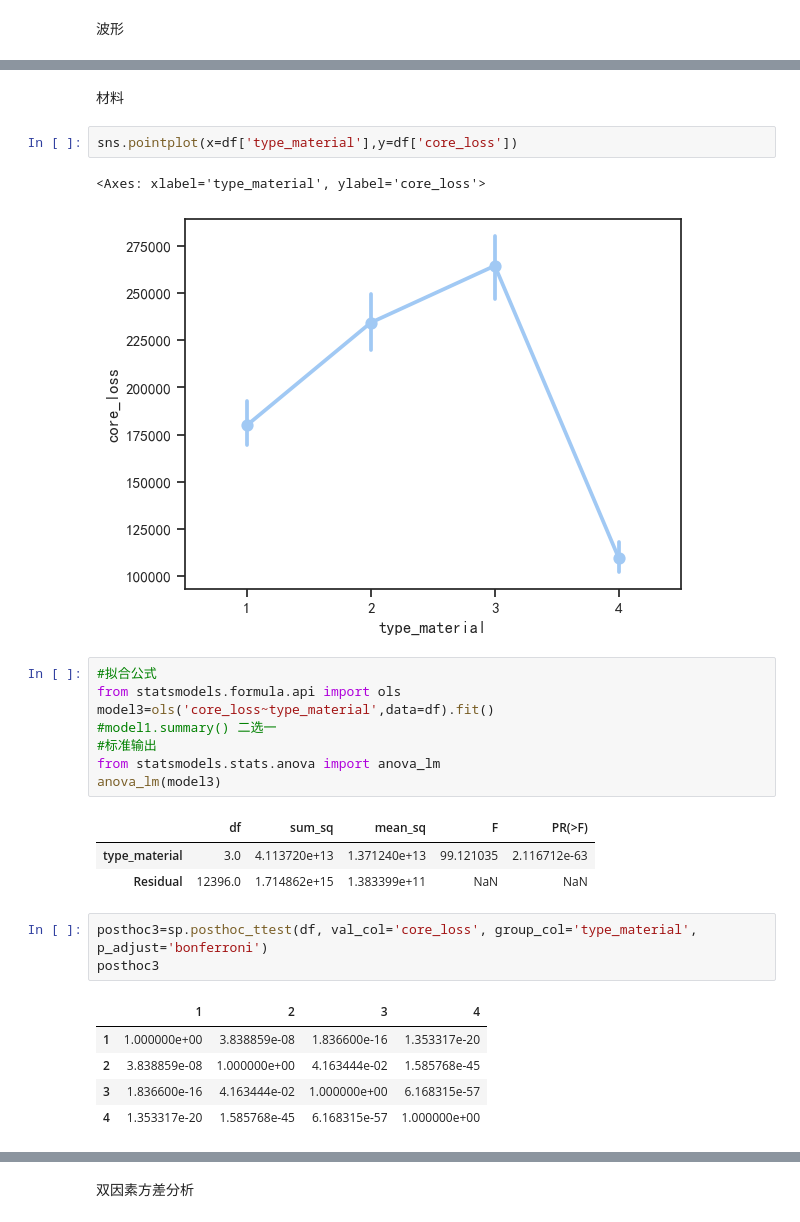
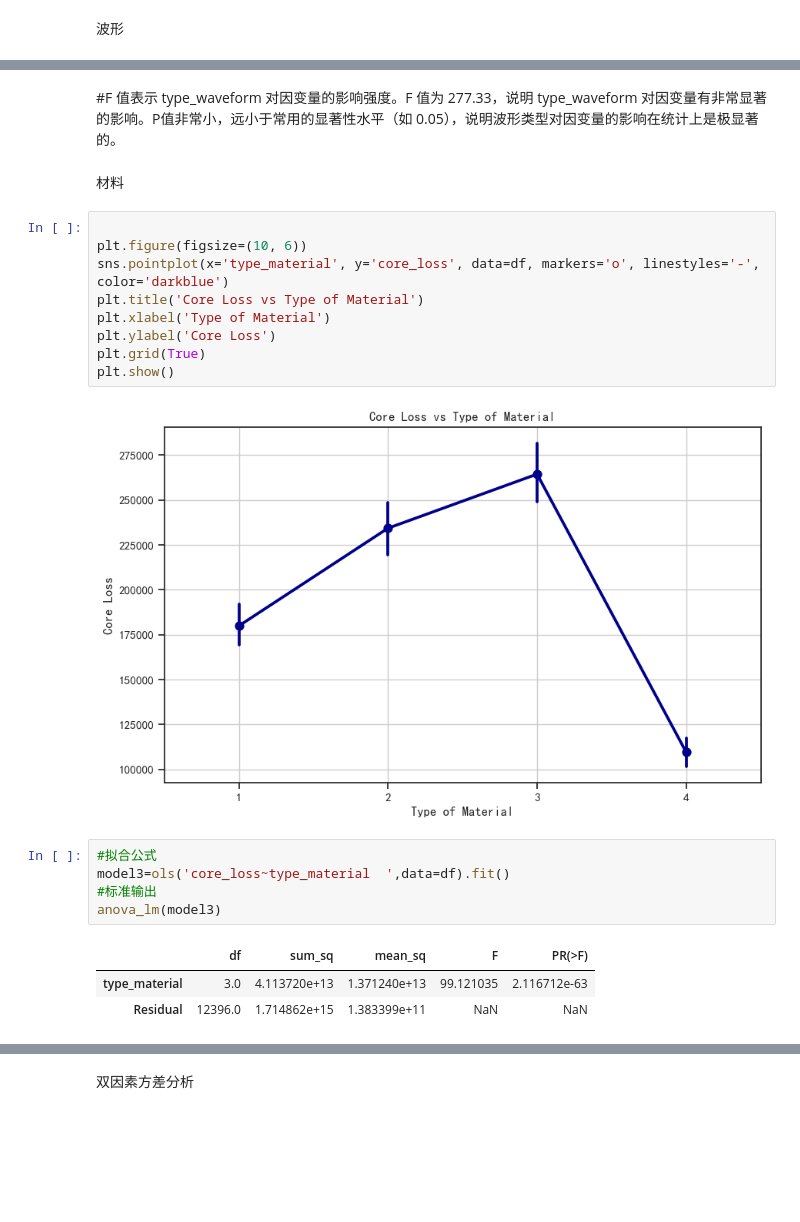
Before and after one commit to DURUII/Contest-CPMCM2024-C, a Jupyter notebook: Prob3.ipynb, the cells around one changed output, grey strips where cells are left out. Drawn from its saved outputs; the diff is of its cells as text; blank space fills up the shorter version.

```diff
--- a/Prob3.ipynb
+++ b/Prob3.ipynb
@@ -121,28 +110,24 @@ sp.sign_plot(posthoc2)
+# %% [markdown]
+#F 值表示 type_waveform 对因变量的影响强度。F 值为 277.33，说明 type_waveform 对因变量有非常显著的影响。P值非常小，远小于常用的显著性水平（如 0.05），说明波形类型对因变量的影响在统计上是极显著的。
 # %% [markdown]
 材料
-# %%
-sns.pointplot(x=df['type_material'],y=df['core_loss'])
-# %% [output]
-<Axes: xlabel='type_material', ylabel='core_loss'>
-[figure, removed]
+# %%
+
+plt.figure(figsize=(10, 6))
+sns.pointplot(x='type_material', y='core_loss', data=df, markers='o', linestyles='-', color='darkblue')
+plt.title('Core Loss vs Type of Material')
+plt.xlabel('Type of Material')
+plt.ylabel('Core Loss')
+plt.grid(True)
+plt.show()
+# %% [output]
+[figure, added]
 # %%
 #拟合公式
-from statsmodels.formula.api import ols
-model3=ols('core_loss~type_material',data=df).fit()
-#model1.summary() 二选一
+model3=ols('core_loss~type_material  ',data=df).fit()
 #标准输出
-from statsmodels.stats.anova import anova_lm
 anova_lm(model3)
 # %% [output]
 |  | df | sum_sq | mean_sq | F | PR(>F) |
 | type_material | 3.0 | 4.113720e+13 | 1.371240e+13 | 99.121035 | 2.116712e-63 |
 | Residual | 12396.0 | 1.714862e+15 | 1.383399e+11 | NaN | NaN |
-# %%
-posthoc3=sp.posthoc_ttest(df, val_col='core_loss', group_col='type_material', p_adjust='bonferroni')
-posthoc3
-# %% [output]
-|  | 1 | 2 | 3 | 4 |
-| 1 | 1.000000e+00 | 3.838859e-08 | 1.836600e-16 | 1.353317e-20 |
-| 2 | 3.838859e-08 | 1.000000e+00 | 4.163444e-02 | 1.585768e-45 |
-| 3 | 1.836600e-16 | 4.163444e-02 | 1.000000e+00 | 6.168315e-57 |
-| 4 | 1.353317e-20 | 1.585768e-45 | 6.168315e-57 | 1.000000e+00 |
```
Also changed, not shown: parts of 28 cells of this notebook.
